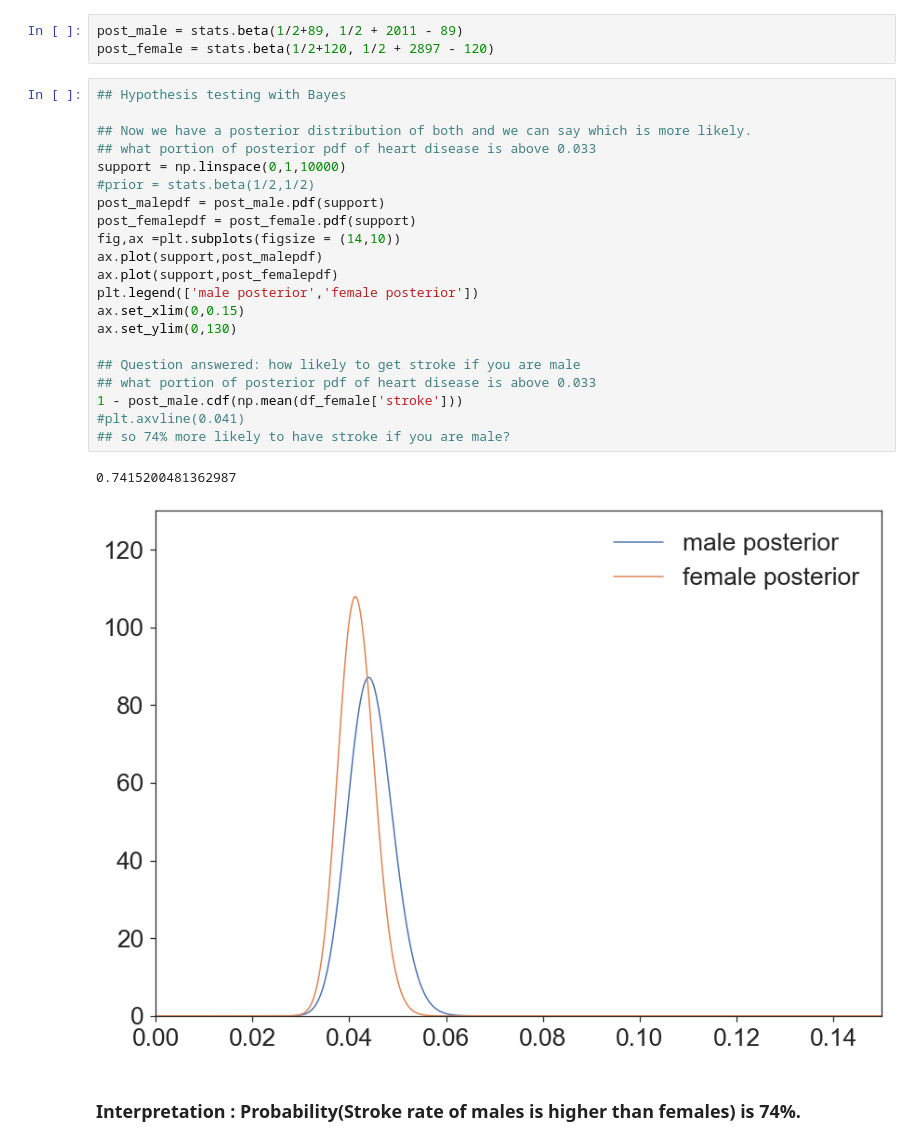
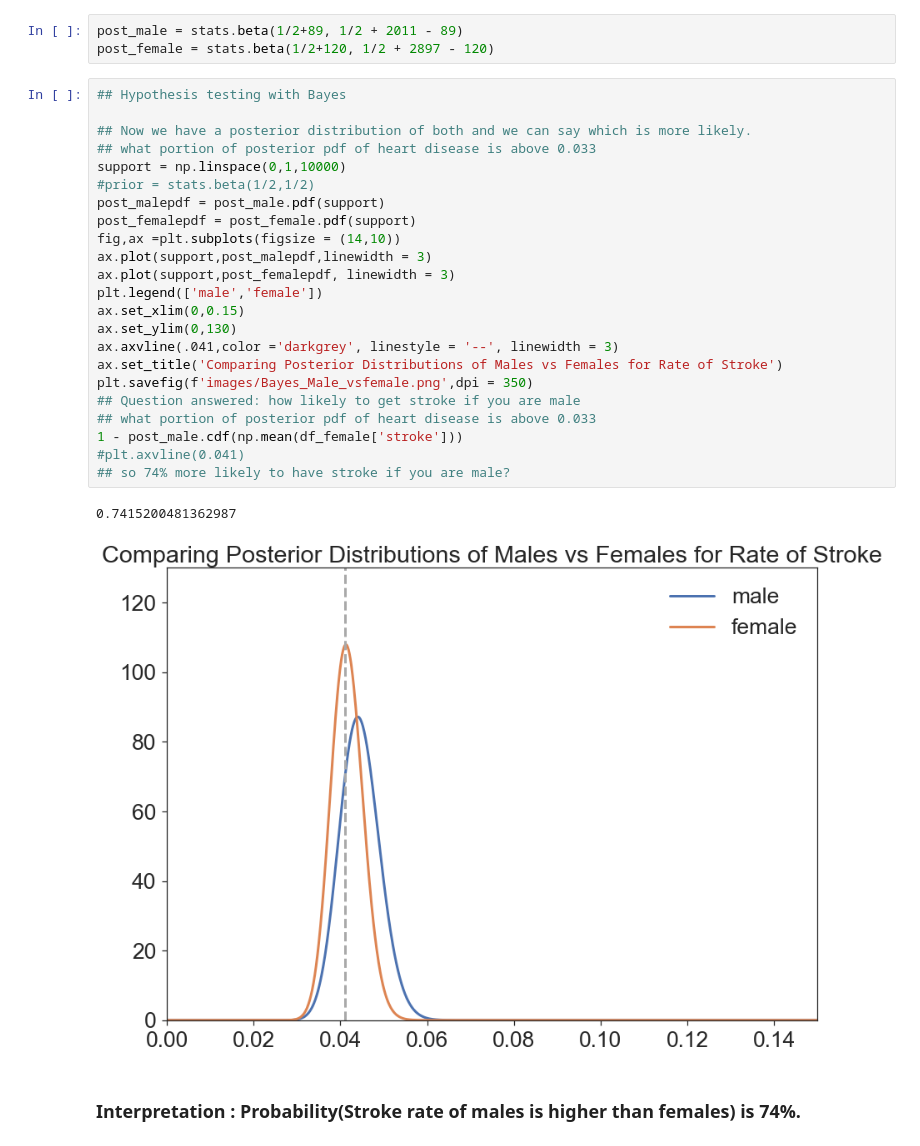
Before and after one commit to ironb25/capstone1, a Jupyter notebook: Capstone1updated.ipynb, the cells around one changed output. Drawn from its saved outputs; the diff is of its cells as text.

Commit message:
added more images and updated notebook

```diff
--- a/Capstone1updated.ipynb
+++ b/Capstone1updated.ipynb
@@ -927,27 +927,29 @@ post_female = stats.beta(1/2+120, 1/2 + 2897 - 120)
 # %%
 ## Hypothesis testing with Bayes
 
 ## Now we have a posterior distribution of both and we can say which is more likely.
 ## what portion of posterior pdf of heart disease is above 0.033
 support = np.linspace(0,1,10000)
 #prior = stats.beta(1/2,1/2)
 post_malepdf = post_male.pdf(support)
 post_femalepdf = post_female.pdf(support)
 fig,ax =plt.subplots(figsize = (14,10))
-ax.plot(support,post_malepdf)
-ax.plot(support,post_femalepdf)
-plt.legend(['male posterior','female posterior'])
+ax.plot(support,post_malepdf,linewidth = 3)
+ax.plot(support,post_femalepdf, linewidth = 3)
+plt.legend(['male','female'])
 ax.set_xlim(0,0.15)
 ax.set_ylim(0,130)
-
+ax.axvline(.041,color ='darkgrey', linestyle = '--', linewidth = 3)
+ax.set_title('Comparing Posterior Distributions of Males vs Females for Rate of Stroke')
+plt.savefig(f'images/Bayes_Male_vsfemale.png',dpi = 350)
 ## Question answered: how likely to get stroke if you are male
 ## what portion of posterior pdf of heart disease is above 0.033
 1 - post_male.cdf(np.mean(df_female['stroke']))
 #plt.axvline(0.041)
 ## so 74% more likely to have stroke if you are male?
 # %% [output]
 0.7415200481362987
-[figure, old version]
+[figure, new version]
 # %% [markdown]
 ### Interpretation :  Probability(Stroke rate of males is higher than females) is 74%.
 # %% [markdown]
```
Also changed, not shown: parts of 1 cell of this notebook, 2 other files.
